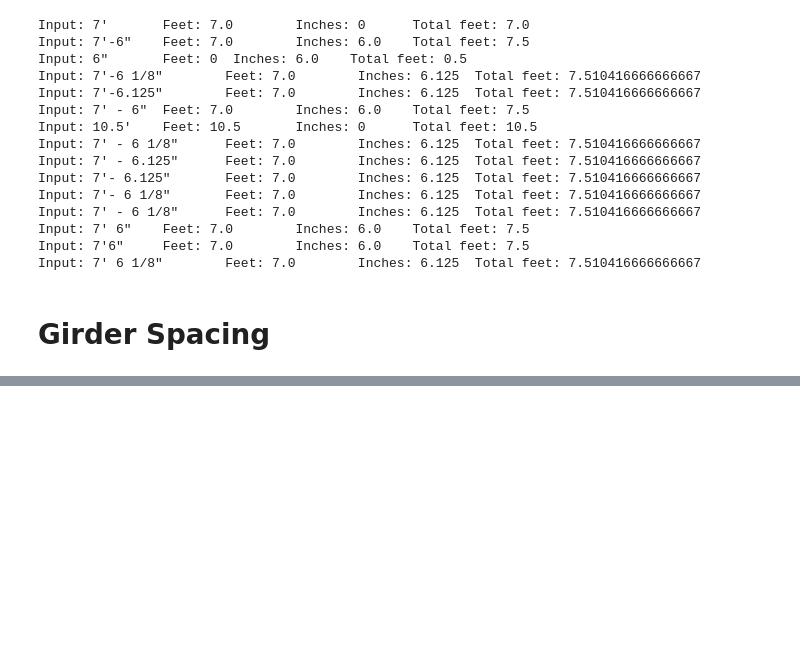
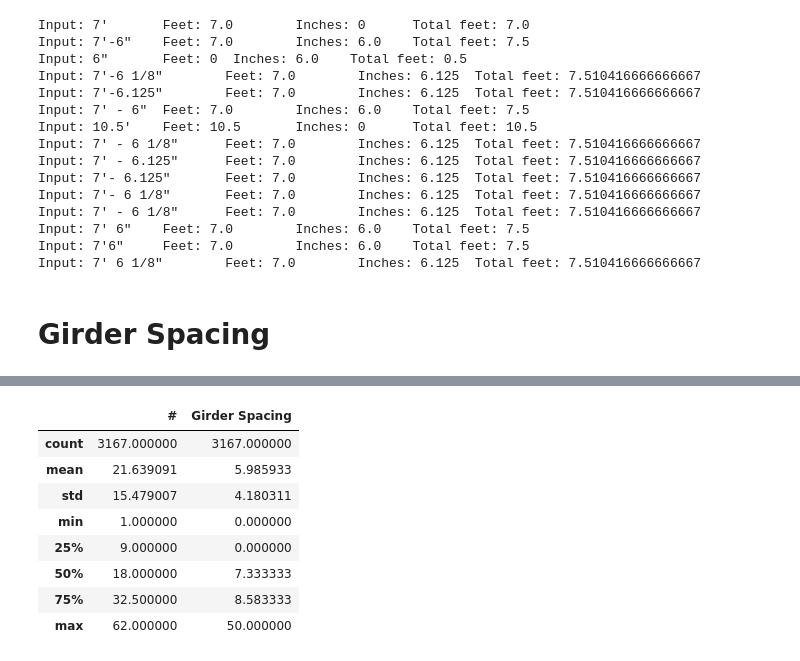
Before and after one commit to johndevitis/ltbp-data-fusion, a Jupyter notebook: data-fusion-explore.ipynb, the cells around one changed output, grey strips where cells are left out. Saved outputs shown, nothing was run; the diff lists cells and outputs as text; code cells hidden in the pictures; blank space fills up the shorter version.

```diff
--- a/data-fusion-explore.ipynb
+++ b/data-fusion-explore.ipynb
@@ -136,0 +159,13 @@ df['Girder Spacing'].hist()
+# %%
+gs = pd.concat([df['#'], df['State'], df['Structure Number'], girder_spacing], axis=1)
+gs.describe()
+# %% [output]
+|  | # | Girder Spacing |
+| count | 3167.000000 | 3167.000000 |
+| mean | 21.639091 | 5.985933 |
+| std | 15.479007 | 4.180311 |
+| min | 1.000000 | 0.000000 |
+| 25% | 9.000000 | 0.000000 |
+| 50% | 18.000000 | 7.333333 |
+| 75% | 32.500000 | 8.583333 |
+| max | 62.000000 | 50.000000 |
```
Also changed, not shown: parts of 4 cells of this notebook, 2 other files.
